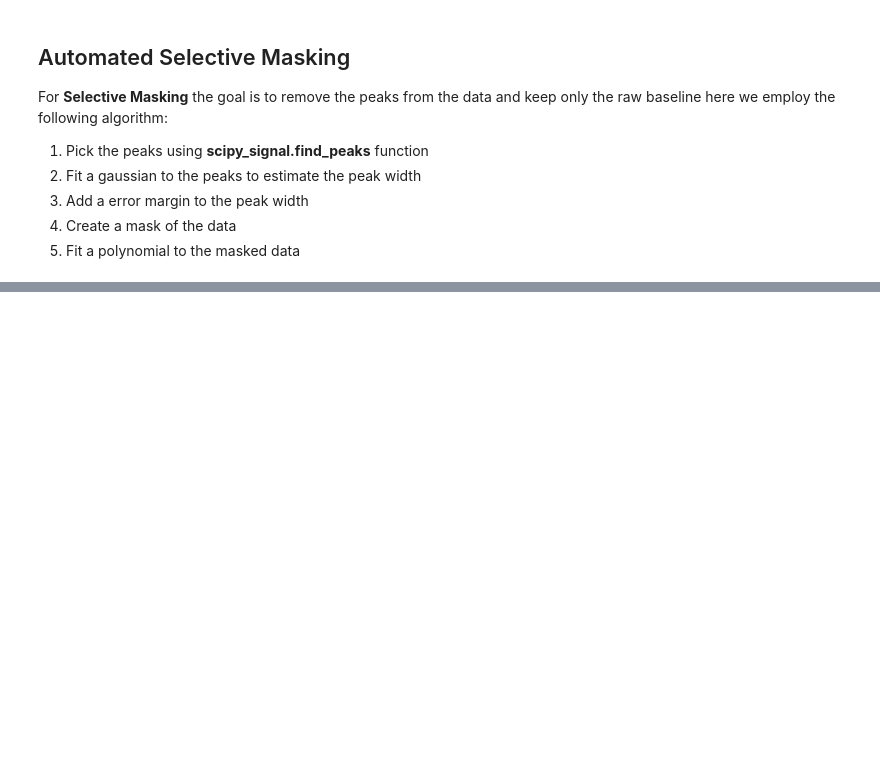
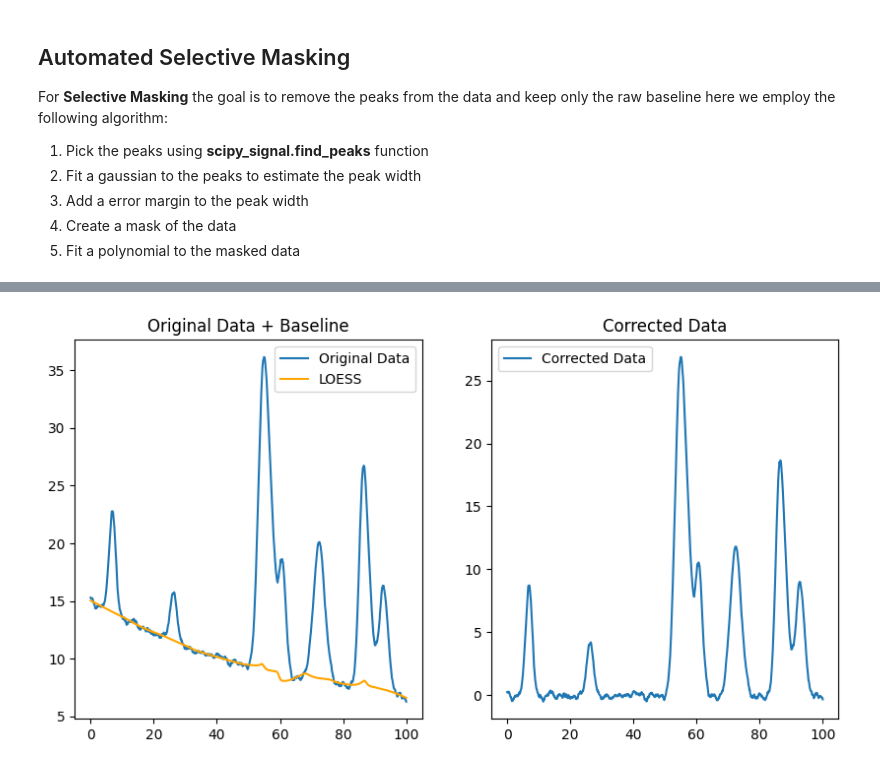
Before and after one commit to LukasMeinschad/ir_peak_int, a Jupyter notebook: Tutorial_Notebooks/Baseline_Correction.ipynb, the cells around one changed output, grey strips where cells are left out. Saved outputs shown, nothing was run; the diff lists cells and outputs as text; code cells hidden in the pictures; blank space fills up the shorter version.

```diff
--- a/Tutorial_Notebooks/Baseline_Correction.ipynb
+++ b/Tutorial_Notebooks/Baseline_Correction.ipynb
@@ -99,0 +143,4 @@ baseline1.selective_masking_poly_fit(peak_height=15.5,peak_distance=20,peak_widt
+# %%
+baseline1.loess_polynomial_fit()
+# %% [output]
+[figure, added]
```
Also changed, not shown: parts of 24 cells of this notebook, 1 other file.
